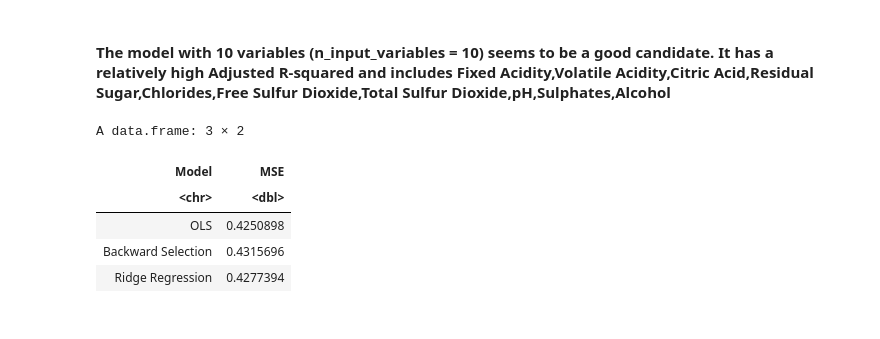
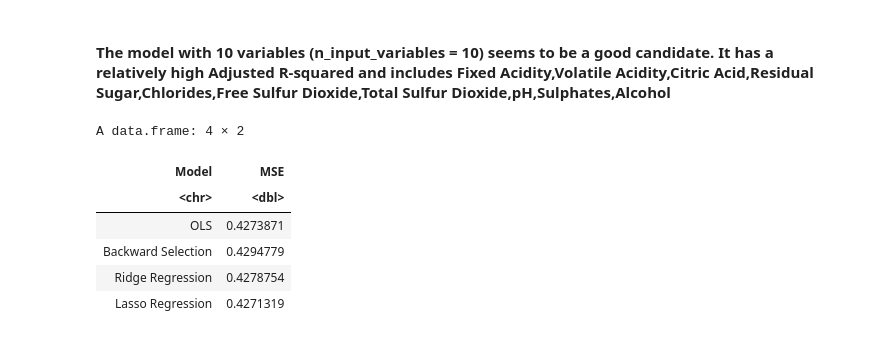
Before and after one commit to a-nguyen-1/STAT301-Project, a Jupyter notebook: Final_Report.ipynb, the cells around one changed output. Drawn from its saved outputs; the diff is of its cells as text; code cells hidden in the pictures.

Commit message:
Added lasso, discussion + reference sections.

```diff
--- a/Final_Report.ipynb
+++ b/Final_Report.ipynb
@@ -238,29 +249,31 @@ chlorides                  FALSE      FALSE
 # %%
 training_wine_back <- training_wine %>% select(-density)
 back_sel_model <- lm(quality ~ ., data = training_wine_back)
 ols_model <- lm(quality ~ ., data = training_wine)
 
 set.seed(301)
 
 #CV for OLS and backward selection models
-train_control <- trainControl(method = "cv", number = 5)
+train_control <- trainControl(method = "cv", number = 10)
 cv_ols_model <- train(quality ~ ., data = training_wine, method = "lm", trControl = train_control)
 training_wine_back <- training_wine %>% select(-density)
 cv_back_model <- train(quality ~ ., data = training_wine_back, method = "lm", trControl = train_control)
 
-#CV for ridge regression
+#CV for ridge and lasso regression
 model_Y_matrix  <- as.matrix(training_wine$quality)
 model_X_matrix <- model.matrix(~ ., data = training_wine %>% select(-quality))
-cv_ridge_model <- cv.glmnet(x = model_X_matrix, y = model_Y_matrix, alpha = 1, nfolds = 5)
+cv_ridge_model <- cv.glmnet(x = model_X_matrix, y = model_Y_matrix, alpha = 0, nfolds = 10)
+cv_lasso_model <- cv.glmnet(x = model_X_matrix, y = model_Y_matrix, alpha = 1, nfolds = 10)
 
 #MSE of CV results
-data.frame(Model = c("OLS", "Backward Selection", "Ridge Regression"),
-           MSE = c(cv_ols_model$results$RMSE^2,cv_back_model$results$RMSE^2, min(cv_ridge_model$cvm)))
+data.frame(Model = c("OLS", "Backward Selection", "Ridge Regression", "Lasso Regression"),
+           MSE = c(cv_ols_model$results$RMSE^2,cv_back_model$results$RMSE^2, min(cv_ridge_model$cvm), min(cv_lasso_model$cvm)))
 # %% [output]
-A data.frame: 3 × 2
+A data.frame: 4 × 2
 | Model | MSE |
 | <chr> | <dbl> |
-| OLS | 0.4250898 |
-| Backward Selection | 0.4315696 |
-| Ridge Regression | 0.4277394 |
+| OLS | 0.4273871 |
+| Backward Selection | 0.4294779 |
+| Ridge Regression | 0.4278754 |
+| Lasso Regression | 0.4271319 |
 # %%
```
Also changed, not shown: parts of 12 cells of this notebook.
